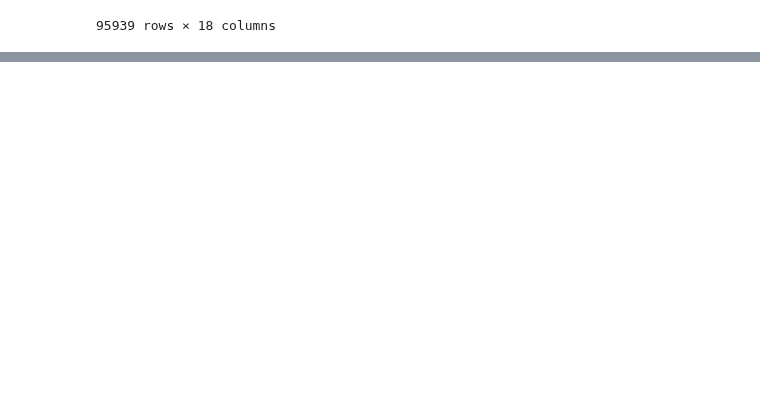
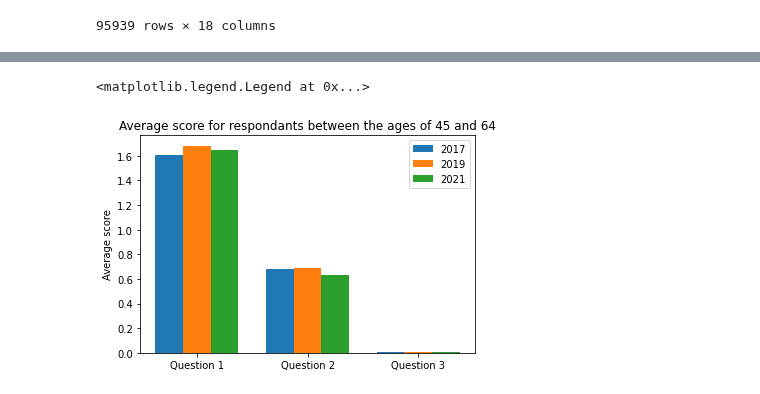
Before and after one commit to Tibbitin/CSE-467-Project, a Jupyter notebook: project.ipynb, the cells around one changed output, grey strips where cells are left out. Saved outputs shown, nothing was run; the diff lists cells and outputs as text; code cells hidden in the pictures; blank space fills up the shorter version.

```diff
--- a/project.ipynb
+++ b/project.ipynb
@@ -221,3 +264,21 @@ plt.legend()
+# %%
+#visualization skeleton
+
+X_values = ['Question 1', 'Question 2', 'Question 3']
+x_sep_val = np.arange(3)
+x_s_val = [tick + 0.25 for tick in x_sep_val]
+
+plt.bar(x_sep_val, computeAvg(df17y_45_to_64), 0.25, label = '2017')
+plt.bar(x_sep_val + 0.25, computeAvg(df19y_45_to_64), 0.25, label = '2019')
+plt.bar(x_sep_val + 0.5, computeAvg(df21y_45_to_64), 0.25, label = '2021')
+
+plt.xticks(x_s_val, X_values)
+plt.ylabel("Average score")
+plt.title("Average score for respondants between the ages of 45 and 64")
+plt.legend()
+# %% [output]
+<matplotlib.legend.Legend at 0x...>
+[figure, added]
 # %%
 #visualization skeleton
 
```
Also changed, not shown: parts of 12 cells of this notebook, 1 other file.
